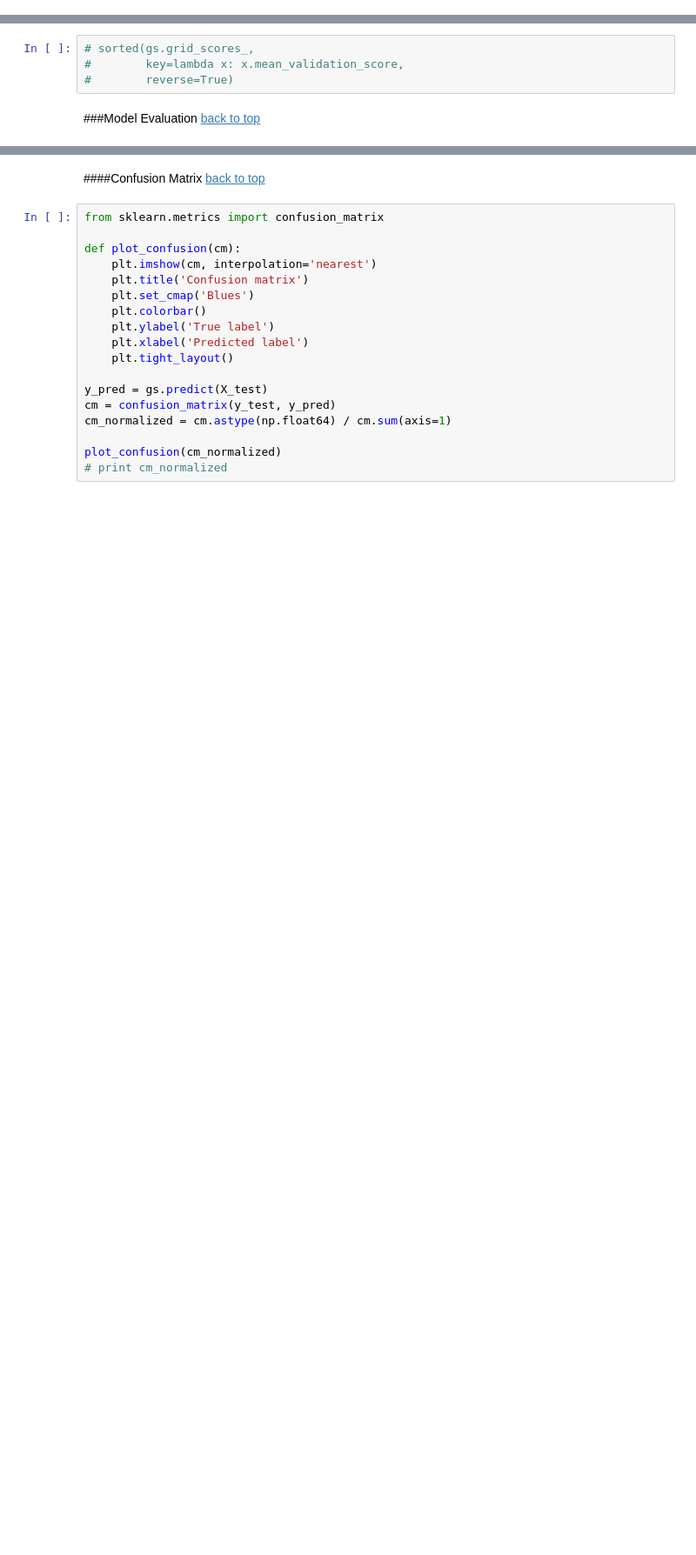
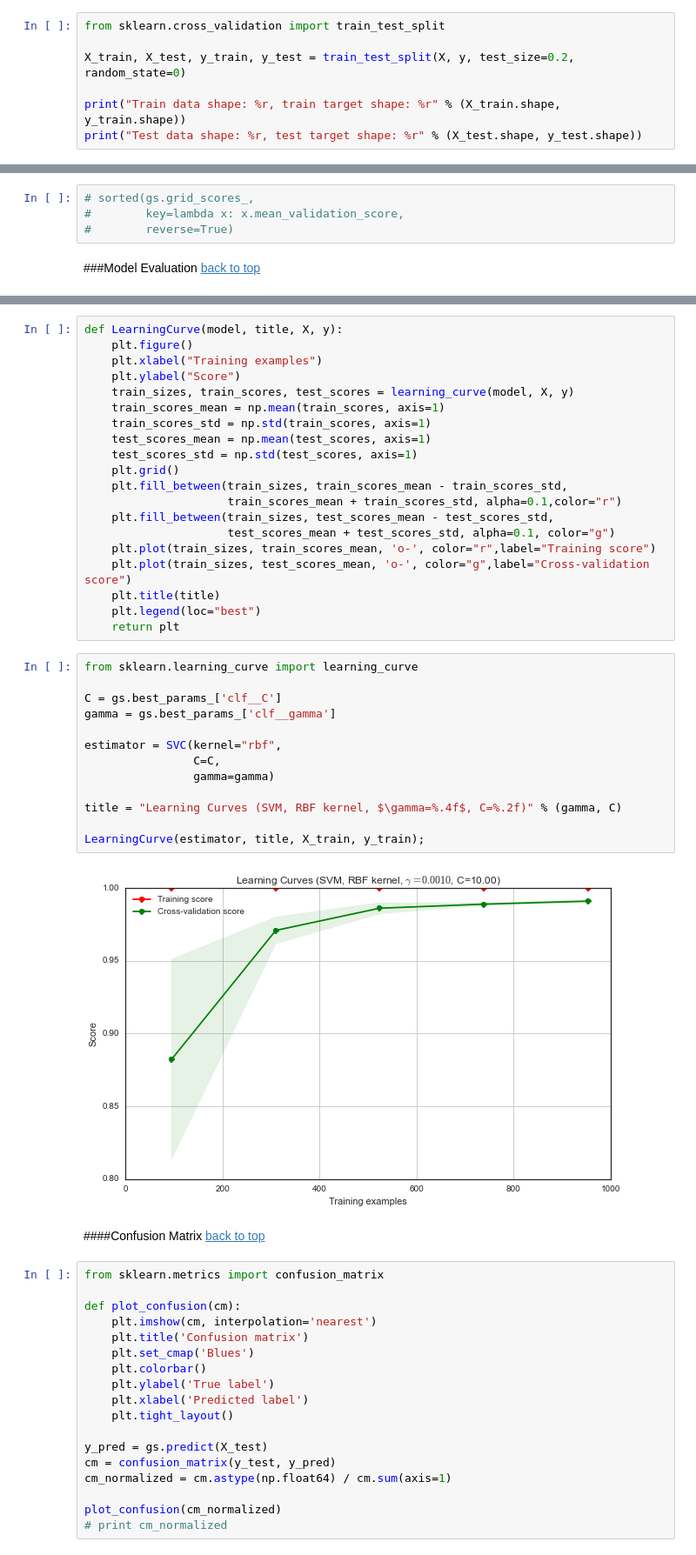
Before and after one commit to jthang/DataScienceLab, a Jupyter notebook: machine_learning/svm.ipynb, the cells around one changed output, grey strips where cells are left out. Shown at 87% size. Saved outputs shown, nothing was run; the diff lists cells and outputs as text; blank space fills up the shorter version.

```diff
--- a/machine_learning/svm.ipynb
+++ b/machine_learning/svm.ipynb
@@ -134,0 +143,7 @@ print("No. of features = %d" % n_features)
+# %%
+from sklearn.cross_validation import train_test_split
+
+X_train, X_test, y_train, y_test = train_test_split(X, y, test_size=0.2, random_state=0)
+
+print("Train data shape: %r, train target shape: %r" % (X_train.shape, y_train.shape))
+print("Test data shape: %r, test target shape: %r" % (X_test.shape, y_test.shape))
@@ -229,3 +293,38 @@ print "GS Best Params:", gs.best_params_
+# %%
+def LearningCurve(model, title, X, y):
+    plt.figure()
+    plt.xlabel("Training examples")
+    plt.ylabel("Score")
+    train_sizes, train_scores, test_scores = learning_curve(model, X, y)
+    train_scores_mean = np.mean(train_scores, axis=1)
+    train_scores_std = np.std(train_scores, axis=1)
+    test_scores_mean = np.mean(test_scores, axis=1)
+    test_scores_std = np.std(test_scores, axis=1)
+    plt.grid()
+    plt.fill_between(train_sizes, train_scores_mean - train_scores_std,
+                     train_scores_mean + train_scores_std, alpha=0.1,color="r")
+    plt.fill_between(train_sizes, test_scores_mean - test_scores_std,
+                     test_scores_mean + test_scores_std, alpha=0.1, color="g")
+    plt.plot(train_sizes, train_scores_mean, 'o-', color="r",label="Training score")
+    plt.plot(train_sizes, test_scores_mean, 'o-', color="g",label="Cross-validation score")
+    plt.title(title)
+    plt.legend(loc="best")
+    return plt
+# %%
+from sklearn.learning_curve import learning_curve
+
+C = gs.best_params_['clf__C']
+gamma = gs.best_params_['clf__gamma']
+
+estimator = SVC(kernel="rbf",
+                C=C,
+                gamma=gamma)
+
+title = "Learning Curves (SVM, RBF kernel, $\gamma=%.4f$, C=%.2f)" % (gamma, C)
+
+LearningCurve(estimator, title, X_train, y_train);
+# %% [output]
+[figure, added]
 # %% [markdown]
 ####Confusion Matrix
 [back to top](#contents)
```
Also changed, not shown: parts of 35 cells of this notebook.
